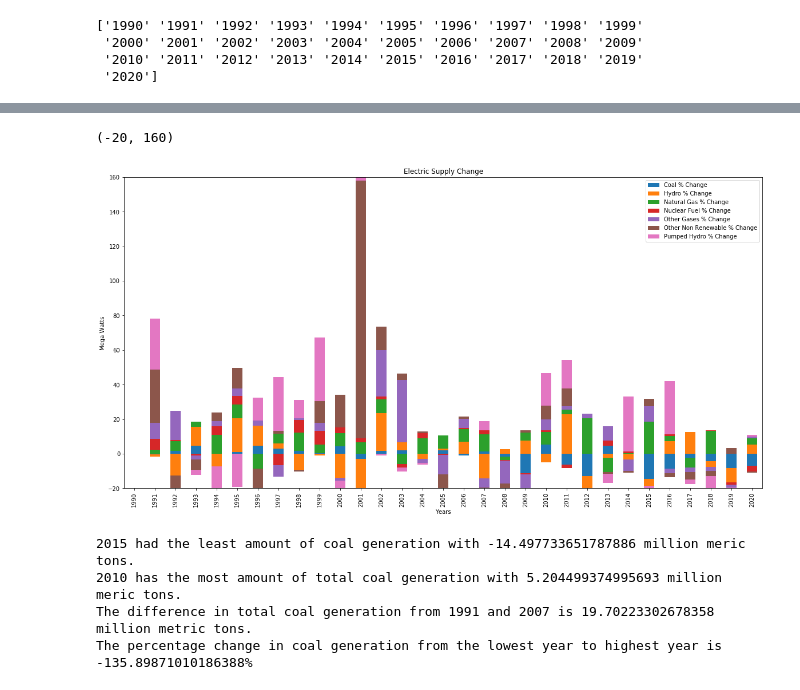
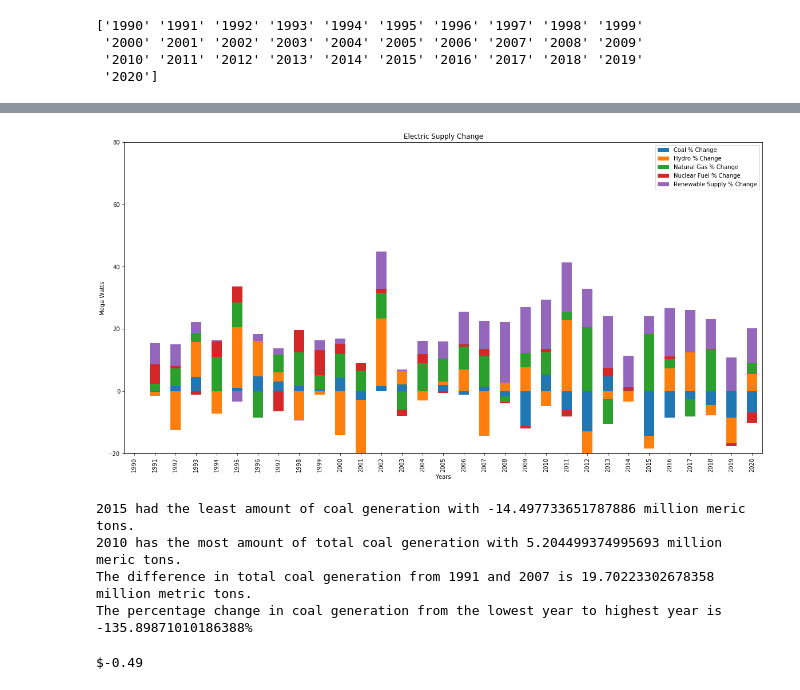
Before and after one commit to us-energy-analysis/Energy-analysis, a Jupyter notebook: USEnergyProduction.ipynb, the cells around one changed output, grey strips where cells are left out. Saved outputs shown, nothing was run; the diff lists cells and outputs as text; code cells hidden in the pictures.

```diff
--- a/USEnergyProduction.ipynb
+++ b/USEnergyProduction.ipynb
@@ -15,6 +15,7 @@ electric_generation_urls.append("http://api.eia.gov/series/?api_key=" + api_key
 electric_generation_urls.append("http://api.eia.gov/series/?api_key=" + api_key + "&series_id=STEO.OTTO_US.A") #othet_nonrenewable_url
 electric_generation_urls.append("http://api.eia.gov/series/?api_key=" + api_key + "&series_id=STEO.HPTO_US.A") #pumped_hydropower_url
 electric_generation_urls.append("http://api.eia.gov/series/?api_key=" + api_key + "&series_id=STEO.TSEO_US.A") #us_annual_total_url
+electric_generation_urls.append("http://api.eia.gov/series/?api_key=" + api_key + "&series_id=STEO.RNTO_US.A") #Renewable Supply
 # %%
 generation_Capacity = []
 generation_years = []
@@ -37,12 +38,14 @@ electric_generation_df = pd.DataFrame({
     'Hydro Power' : generation_Capacity[1],
     'Natural Gas' : generation_Capacity[2],
     'Nuclear Fuel' : generation_Capacity[3],
-    'Other Gases' : generation_Capacity[4],
-    'Other Non Renewables' : generation_Capacity[5],
-    'Pumped Hydro Power' : generation_Capacity[6],
-    'Total Generation' : generation_Capacity[7]
+    #'Other Gases' : generation_Capacity[4],
+    #Other Non Renewables' : generation_Capacity[5],
+    #'Pumped Hydro Power' : generation_Capacity[6],
+    #'Total Generation' : generation_Capacity[7]
+    'Renewable Supply' : generation_Capacity[8]
 
 })
+electric_generation_df = electric_generation_df.set_index('years')
 
-electric_generation_df.head()
+electric_generation_df
 # %% [output]
@@ -204,17 +257,16 @@ coal_supply_percent_change = []
 hydro_supply_percent_change = []
 natural_gas_percent_change = []
 Nuclear_fuel_percent_change = []
-Other_gases_percent_change = []
-Other_Non_Renewables_percent_change = []
 Pumped_hydro_percent_change = []
+renewable_percent_change = []
 
 percent_change_cal(electric_generation_df['Coal'], coal_supply_percent_change)
 percent_change_cal(electric_generation_df['Hydro Power'], hydro_supply_percent_change)
 percent_change_cal(electric_generation_df['Natural Gas'], natural_gas_percent_change)
 percent_change_cal(electric_generation_df['Nuclear Fuel'], Nuclear_fuel_percent_change)
-percent_change_cal(electric_generation_df['Other Gases'], Other_gases_percent_change)
-percent_change_cal(electric_generation_df['Other Non Renewables'], Other_Non_Renewables_percent_change)
-percent_change_cal(electric_generation_df['Pumped Hydro Power'], Pumped_hydro_percent_change)
+#percent_change_cal(electric_generation_df['Pumped Hydro Power'], Pumped_hydro_percent_change)
+percent_change_cal(electric_generation_df['Renewable Supply'], renewable_percent_change)
+
 #percent_change_cal(renewable_Net_Capacity[3], hydro_percent_change)
 #percent_change_cal(renewable_Net_Capacity[0], wind_percent_change)
 #percent_change_cal(renewable_Net_Capacity[2], geo_percent_change)
@@ -232,9 +284,7 @@ electric_supply_percent_change_df = pd.DataFrame({
     'Hydro % Change' : hydro_supply_percent_change,
     'Natural Gas % Change' : natural_gas_percent_change,
     'Nuclear Fuel % Change' : Nuclear_fuel_percent_change,
-    'Other Gases % Change' : Other_gases_percent_change,
-    'Other Non Renewable % Change' : Other_Non_Renewables_percent_change,
-    'Pumped Hydro % Change' : Pumped_hydro_percent_change
+    'Renewable Supply % Change' : renewable_percent_change,
 })
 
-electric_supply_percent_change_df
+electric_supply_percent_change_df = electric_supply_percent_change_df.set_index('years')
@@ -259,13 +291,13 @@ electric_supply_percent_change_df
 # %%
-electric_supply_percent_change_df = electric_supply_percent_change_df.set_index('years')
+
 electric_supply_change_ax = electric_supply_percent_change_df.plot(kind='bar', stacked=True, figsize=(20,10), title = 'Electric Supply Change')
 
 electric_supply_change_ax.set_ylabel("Mega Watts")
 electric_supply_change_ax.set_xlabel("Years")
-electric_supply_change_ax.set_ylim(-20, 160)
+electric_supply_change_ax.set_ylim(-20, 80)
+plt.savefig("output/Total_Supply_change_Bar.png")
 # %% [output]
-(-20, 160)
-[figure, old version]
+[figure, new version]
 # %%
 coal_min_supply_value = electric_supply_percent_change_df["Coal % Change"].min()
 coal_min_supply_year = int(electric_supply_percent_change_df[electric_supply_percent_change_df["Coal % Change"]==coal_min_supply_value].index.values)
@@ -287,3 +319,9 @@ print(f"The percentage change in coal generation from the lowest year to highest
 2010 has the most amount of total coal generation with 5.204499374995693 million meric tons.
 The difference in total coal generation from 1991 and 2007 is 19.70223302678358 million metric tons.
 The percentage change in coal generation from the lowest year to highest year is -135.89871010186388%
+# %%
+renewable_percent_change_df = renewable_percent_change_df.applymap("${0:.2f}".format)
+
+print(f"{renewable_percent_change_df['Hydro % Change']['2011']}")
+# %% [output]
+$-0.49
```
Also changed, not shown: parts of 8 cells of this notebook, 6 other files.
